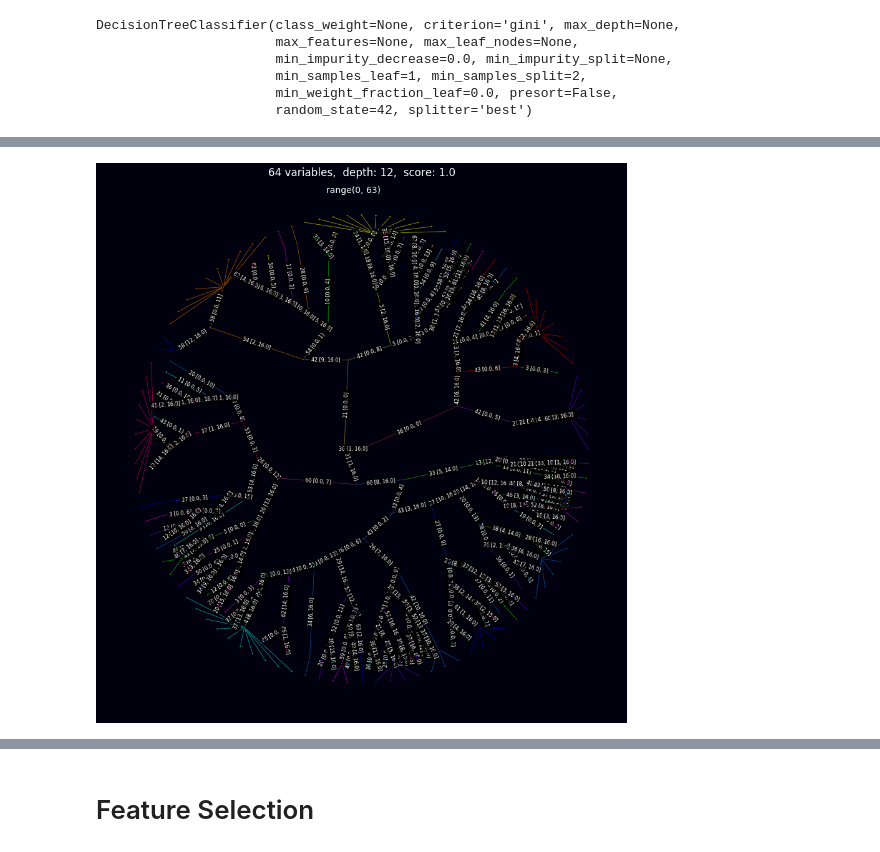
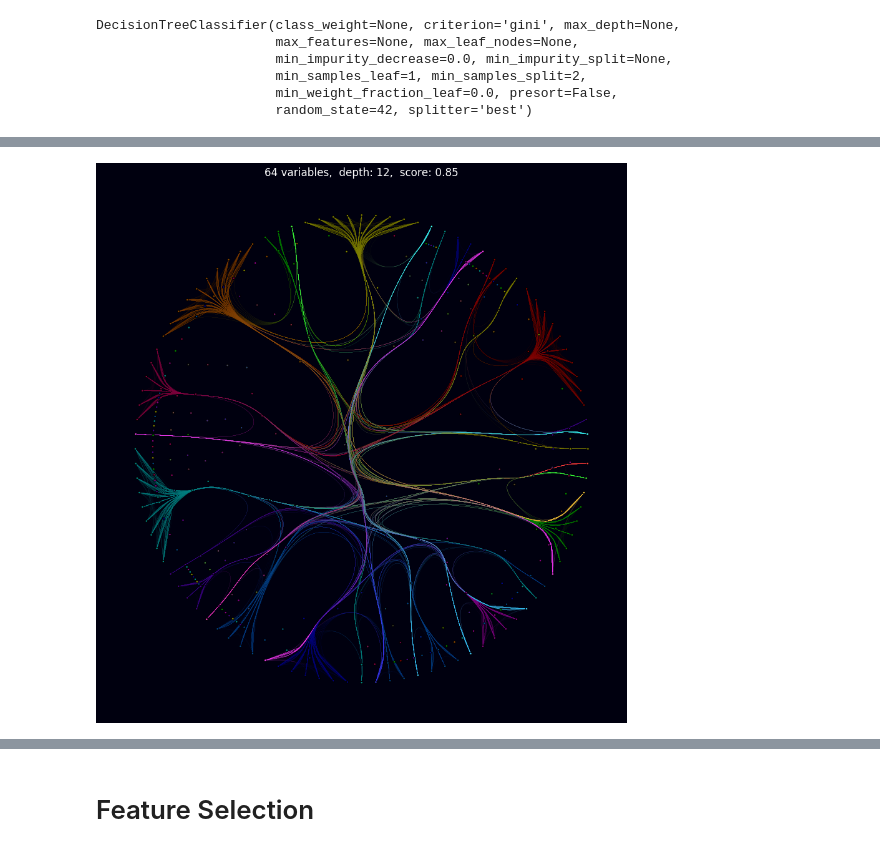
Before and after one commit to poctaviano/radtree, a Jupyter notebook: notebooks/Digits.ipynb, the cells around one changed output, grey strips where cells are left out. Saved outputs shown, nothing was run; the diff lists cells and outputs as text; code cells hidden in the pictures.

```diff
--- a/notebooks/Digits.ipynb
+++ b/notebooks/Digits.ipynb
@@ -28,6 +38,7 @@ DecisionTreeClassifier(class_weight=None, criterion='gini', max_depth=None,
 # %%
-radtree.plot_radial(dtree, X=X_train,Y=y_train,
-                    random_seed=42,
-                    l_alpha=.5, l_width=1
+radtree.plot_radial(dtree, X=X_test,Y=y_test,
+                    smooth_d=8,
+                    random_state=random_state,
+                    l_alpha=.5, l_width=.1
                    )
 # %% [output]
@@ -34 +46 @@ radtree.plot_radial(dtree, X=X_train,Y=y_train,
-[figure, old version]
+[figure, new version]
```
Also changed, not shown: parts of 16 cells of this notebook, 4 other files.
